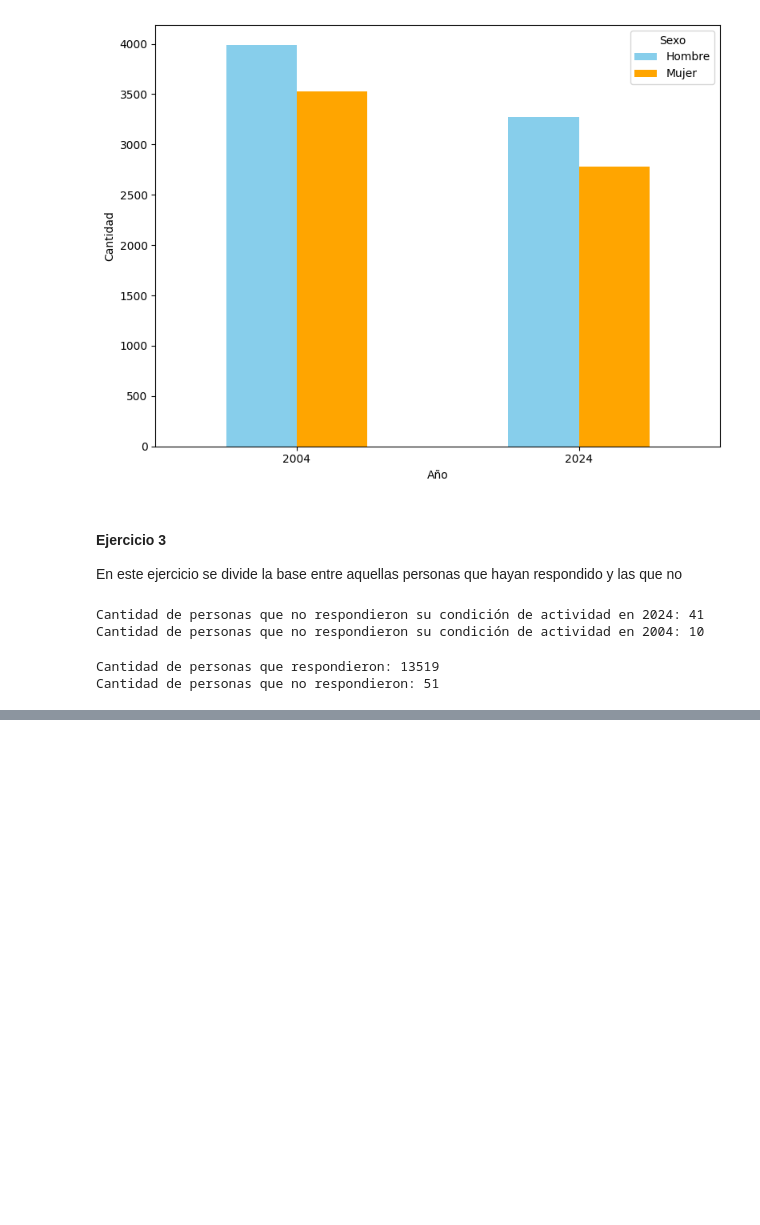
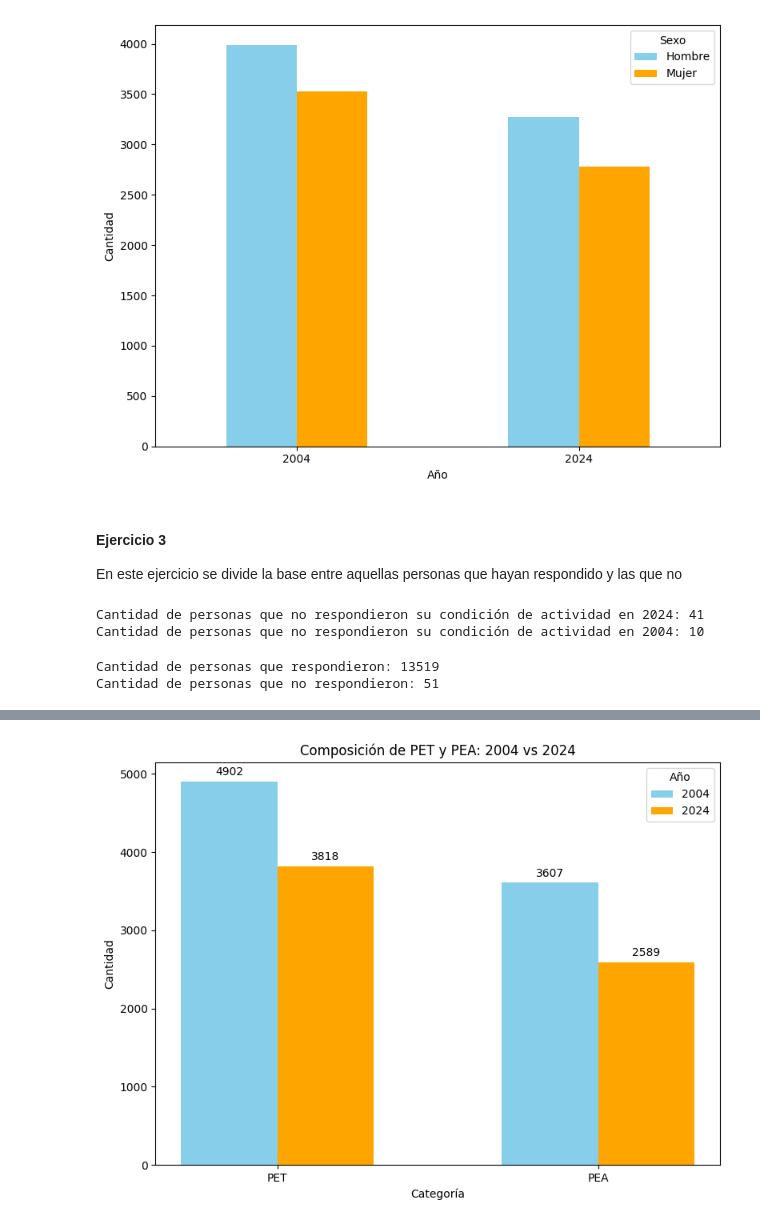
Before and after one commit to renzo290/Big-Data-UBA-Grupo-2, a Jupyter notebook: TP3/TP3_UBA_Informe.ipynb, the cells around one changed output, grey strips where cells are left out. Cells and saved outputs as stored; diff of their text form; code cells hidden in the pictures; blank space fills up the shorter version.

```diff
--- a/TP3/TP3_UBA_Informe.ipynb
+++ b/TP3/TP3_UBA_Informe.ipynb
@@ -242,0 +299,68 @@ Cantidad de personas que no respondieron: 51
+# %%
+#Punto 5
+
+# Agregamos la columna PET (Población en Edad para Trabajar): 1 si la persona tiene entre 15 y 65 años cumplidos
+df_union_filtrado["PET"] = df_union_filtrado["CH06"].apply(lambda x: 1 if 15 <= x <= 65 else 0)
+
+import matplotlib.pyplot as plt
+import numpy as np
+
+# Crear un DataFrame con solo los valores "en categoría" (dentro de PET y PEA)
+df_comparacion_simplificada = pd.DataFrame({
+    "2004": [conteo_pet_2004.get(1, 0), conteo_pea_2004.get(1, 0)],
+    "2024": [conteo_pet_2024.get(1, 0), conteo_pea_2024.get(1, 0)]
+}, index=["PET", "PEA"])
+
+# Configurar posiciones para las barras
+x = np.arange(len(df_comparacion_simplificada.index))  # Índices de PET y PEA
+width = 0.3  # Ancho de las barras
+
+# Crear gráfico de barras agrupado
+fig, ax = plt.subplots(figsize=(8, 6))
+
+bars_2004 = ax.bar(x - width / 2, df_comparacion_simplificada["2004"], width, label="2004", color="skyblue")
+bars_2024 = ax.bar(x + width / 2, df_comparacion_simplificada["2024"], width, label="2024", color="orange")
+
+# Agregar etiquetas encima de las barras
+for bars in [bars_2004, bars_2024]:
+    for bar in bars:
+        height = bar.get_height()
+        ax.text(bar.get_x() + bar.get_width() / 2, height + 50, f'{int(height)}', ha='center', va='bottom')
+
+# Configurar etiquetas y leyenda
+ax.set_xlabel("Categoría")
+ax.set_ylabel("Cantidad")
+ax.set_title("Composición de PET y PEA: 2004 vs 2024")
+ax.set_xticks(x)
+ax.set_xticklabels(df_comparacion_simplificada.index)
+ax.legend(title="Año", loc="upper right")
+
+# Mostrar el gráfico
+plt.tight_layout()
+plt.show()
+
+# Imprimimos los resultados
+print("Resultados del análisis de PET y PEA:")
+print("\nAño 2004:")
+print(f"  - Personas en PET: {conteo_pet_2004.get(1, 0)}")
+print(f"  - Personas fuera de PET: {conteo_pet_2004.get(0, 0)}")
+print(f"  - Personas en PEA: {conteo_pea_2004.get(1, 0)}")
+print(f"  - Personas fuera de PEA: {conteo_pea_2004.get(0, 0)}")
+
+print("\nAño 2024:")
+print(f"  - Personas en PET: {conteo_pet_2024.get(1, 0)}")
+print(f"  - Personas fuera de PET: {conteo_pet_2024.get(0, 0)}")
+print(f"  - Personas en PEA: {conteo_pea_2024.get(1, 0)}")
+print(f"  - Personas fuera de PEA: {conteo_pea_2024.get(0, 0)}")
+
+
+#En 2004, la PET (Población en Edad para Trabajar) era de 4902 personas, mientras que en 2024 disminuyó a 3818, reflejando un cambio demográfico significativo.
+#La PEA (Población Económicamente Activa) también muestra una reducción, pasando de 3607 personas en 2004 a 2589 en 2024.
+#Esta caída más pronunciada en la PEA respecto a la PET indica una menor participación laboral dentro de la población en edad de trabajar.
+#En 2004, el 73.6% de la PET participaba en la PEA, mientras que en 2024 esta proporción cayó al 67.8%.
+#Estos resultados sugieren un aumento de la inactividad laboral entre las personas en edad de trabajar, posiblemente debido a jubilaciones, estudios o desincentivos laborales.
+#El descenso en la PEA podría estar vinculado a dinámicas económicas y sociales, como la falta de empleo o condiciones laborales desfavorables.
+#La reducción de la PET puede deberse al envejecimiento poblacional, que disminuye la cantidad de personas en edad de trabajar.
+#La relación entre PET y PEA refleja un cambio estructural en la composición de la fuerza laboral entre 2004 y 2024.
+# %% [output]
+[figure, added]
```
Also changed, not shown: parts of 8 cells of this notebook.
